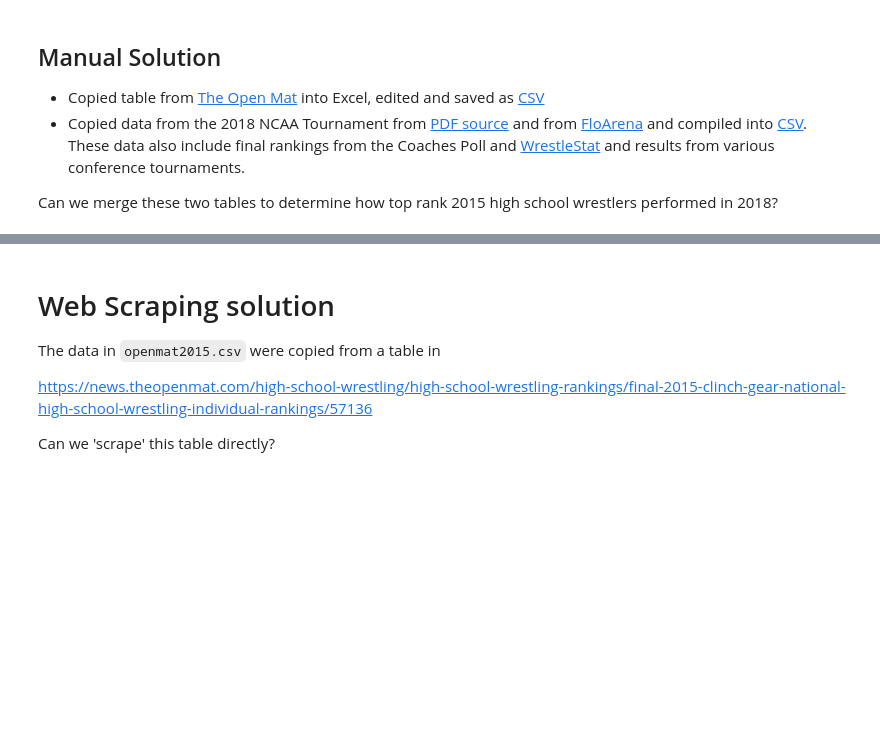
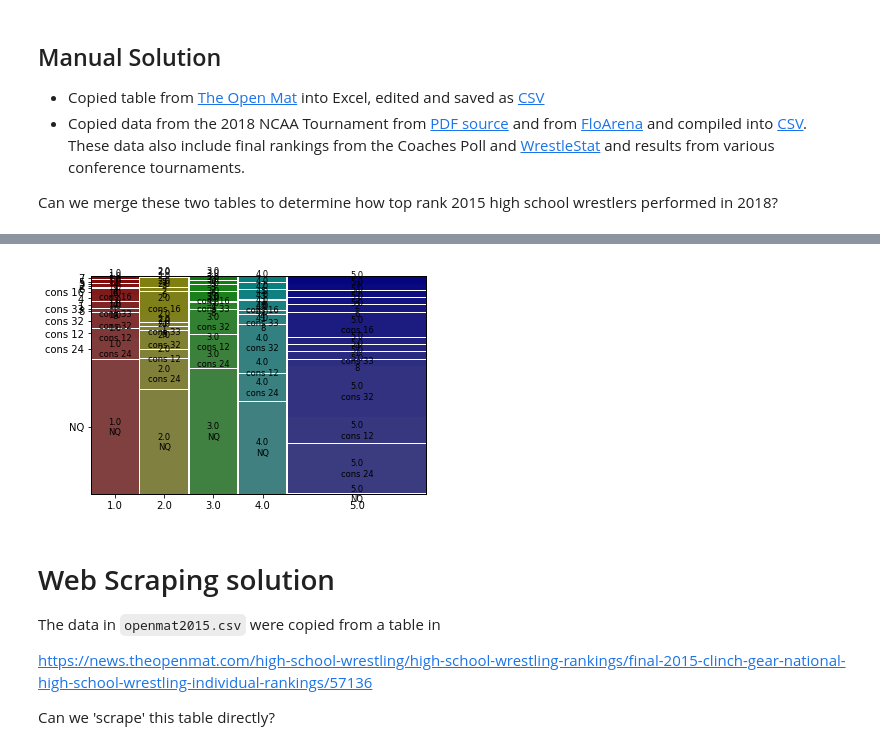
Before and after one commit to PeterClaussenSDSU/RatingTheRankings, a Jupyter notebook: 2.Structured.ipynb, the cells around one changed output, grey strips where cells are left out. Drawn from its saved outputs; the diff is of its cells as text; code cells hidden in the pictures; blank space fills up the shorter version.

```diff
--- a/2.Structured.ipynb
+++ b/2.Structured.ipynb
@@ -22,0 +86,5 @@ Can we merge these two tables to determine how top rank 2015 high school wrestle
+# %%
+merged_dat = pandas.merge(hs2015_dat, ncaa18_dat, on=['First', 'Last'],how='outer',left_index=True, right_index=True)
+merged_dat['Quartile']=merged_dat.Quartile.fillna(5)
+merged_dat['Finish']=merged_dat.Finish.fillna('NQ')
+pandas.crosstab(merged_dat.Quartile,merged_dat.Finish)
@@ -23,3 +99,8 @@ Can we merge these two tables to determine how top rank 2015 high school wrestle
+# %%
+from statsmodels.graphics.mosaicplot import mosaic
+plt = mosaic(merged_dat, ['Quartile', 'Finish'])
+# %% [output]
+[figure, added]
 # %% [markdown]
 # Web Scraping solution
 
```
Also changed, not shown: parts of 13 cells of this notebook.
